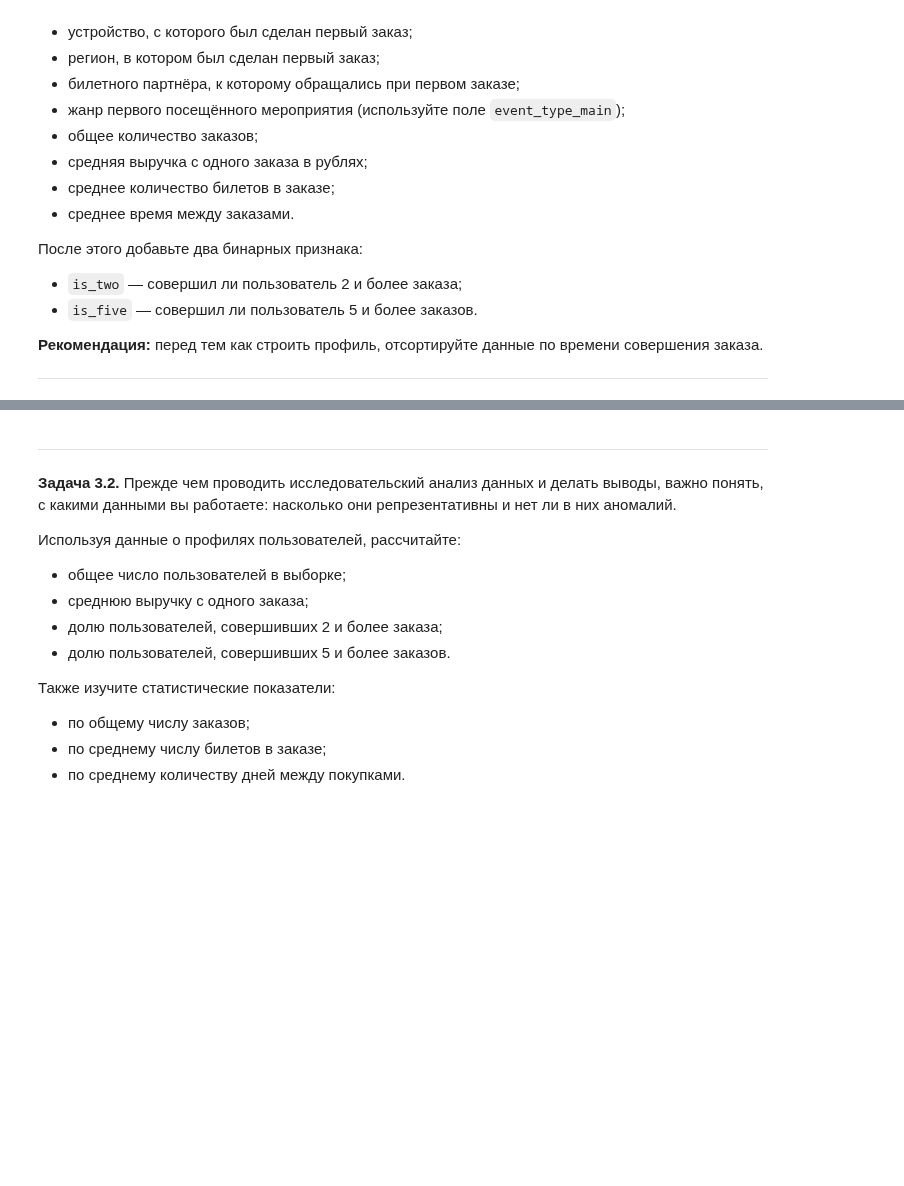
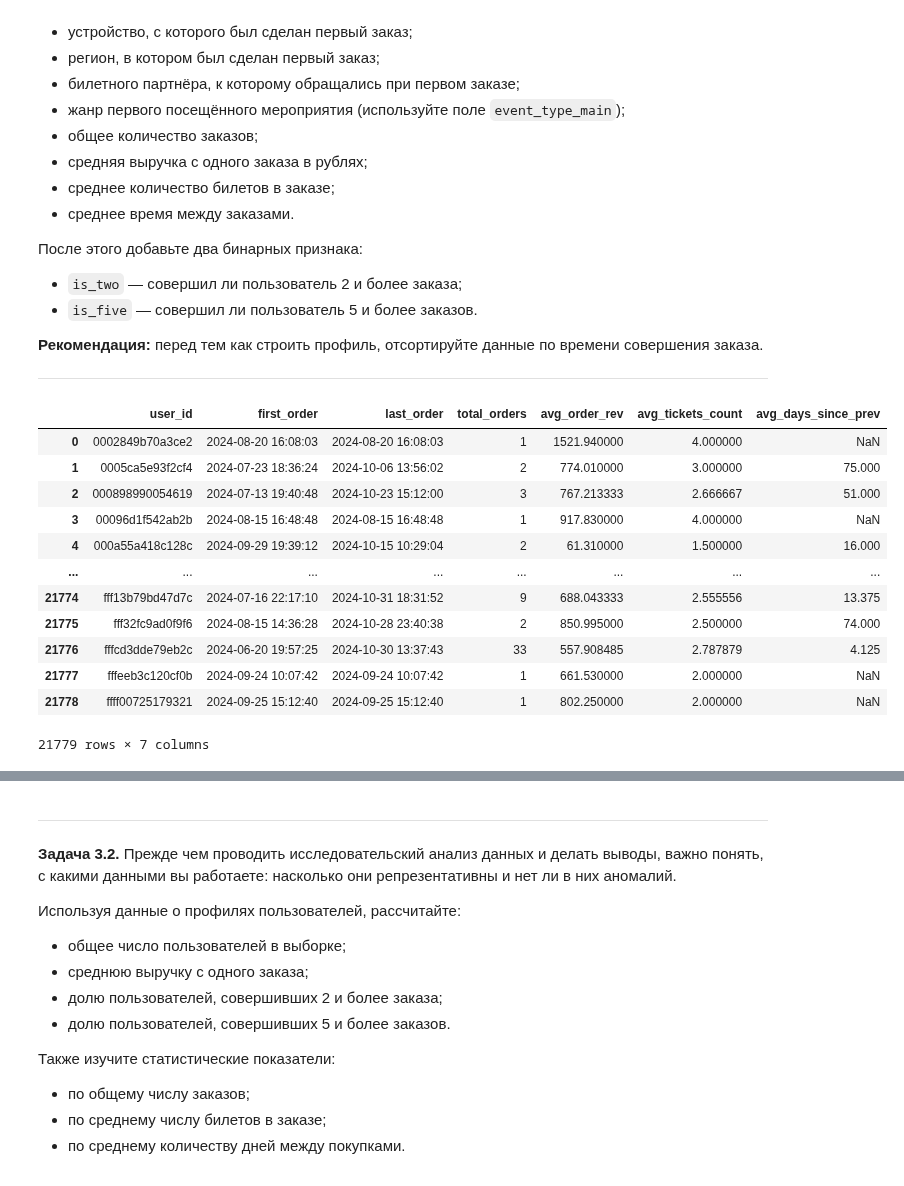
Before and after one commit to blbl-blbl/yandex_practicum_Data_Science_Course, a Jupyter notebook: Module_2_Python_Preprocessing/Final_project_of_2_module.ipynb, the cells around one changed output, grey strips where cells are left out. Cells and saved outputs as stored; diff of their text form; code cells hidden in the pictures; blank space fills up the shorter version.

```diff
--- a/Module_2_Python_Preprocessing/Final_project_of_2_module.ipynb
+++ b/Module_2_Python_Preprocessing/Final_project_of_2_module.ipynb
@@ -463,3 +466,30 @@ plt.show()
 **Рекомендация:** перед тем как строить профиль, отсортируйте данные по времени совершения заказа.
 
 ---
+# %%
+pos_rev_df_sorted = pos_rev_df.sort_values(by='order_ts', ascending=True)
+# %%
+user_df = pos_rev_df_sorted.groupby('user_id').agg(
+    first_order=('order_ts', 'min'),
+    last_order=('order_ts', 'max'),
+    total_orders=('order_id', 'nunique'),
+    avg_order_rev=('revenue_rub', 'mean'),
+    avg_tickets_count=('tickets_count', 'mean'),
+    avg_days_since_prev=('days_since_prev', 'mean')
+).reset_index()
+# %%
+user_df
+# %% [output]
+|  | user_id | first_order | last_order | total_orders | avg_order_rev | avg_tickets_count | avg_days_since_prev |
+| 0 | 0002849b70a3ce2 | 2024-08-20 16:08:03 | 2024-08-20 16:08:03 | 1 | 1521.940000 | 4.000000 | NaN |
+| 1 | 0005ca5e93f2cf4 | 2024-07-23 18:36:24 | 2024-10-06 13:56:02 | 2 | 774.010000 | 3.000000 | 75.000 |
+| 2 | 000898990054619 | 2024-07-13 19:40:48 | 2024-10-23 15:12:00 | 3 | 767.213333 | 2.666667 | 51.000 |
+| 3 | 00096d1f542ab2b | 2024-08-15 16:48:48 | 2024-08-15 16:48:48 | 1 | 917.830000 | 4.000000 | NaN |
+| 4 | 000a55a418c128c | 2024-09-29 19:39:12 | 2024-10-15 10:29:04 | 2 | 61.310000 | 1.500000 | 16.000 |
+| ... | ... | ... | ... | ... | ... | ... | ... |
+| 21774 | fff13b79bd47d7c | 2024-07-16 22:17:10 | 2024-10-31 18:31:52 | 9 | 688.043333 | 2.555556 | 13.375 |
+| 21775 | fff32fc9ad0f9f6 | 2024-08-15 14:36:28 | 2024-10-28 23:40:38 | 2 | 850.995000 | 2.500000 | 74.000 |
+| 21776 | fffcd3dde79eb2c | 2024-06-20 19:57:25 | 2024-10-30 13:37:43 | 33 | 557.908485 | 2.787879 | 4.125 |
+| 21777 | fffeeb3c120cf0b | 2024-09-24 10:07:42 | 2024-09-24 10:07:42 | 1 | 661.530000 | 2.000000 | NaN |
+| 21778 | ffff00725179321 | 2024-09-25 15:12:40 | 2024-09-25 15:12:40 | 1 | 802.250000 | 2.000000 | NaN |
+21779 rows × 7 columns
```
Also changed, not shown: parts of 5 cells of this notebook.
